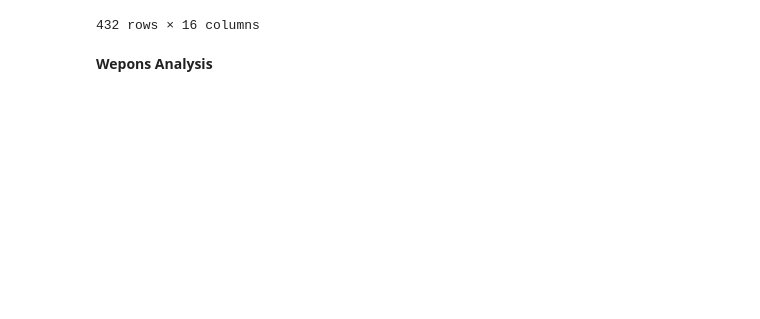
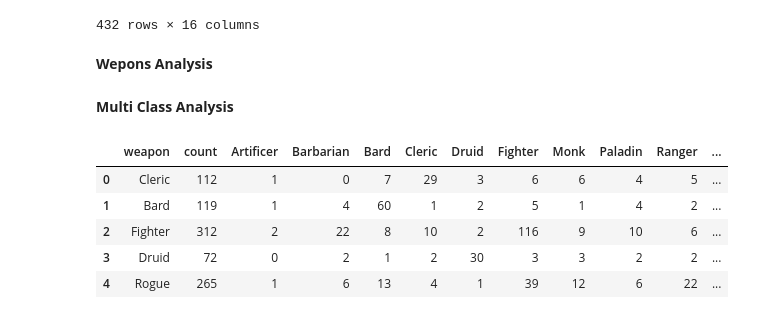
Before and after one commit to Rivow/DnD-data-Analysis, a Jupyter notebook: dnd_cleaning_data.ipynb, the cells around one changed output. Cells and saved outputs as stored; diff of their text form; code cells hidden in the pictures; blank space fills up the shorter version.

Commit message:
Added Multiclass cleaning

```diff
--- a/dnd_cleaning_data.ipynb
+++ b/dnd_cleaning_data.ipynb
@@ -311,6 +311,33 @@ final_weapon_dict = {'weapon': [s for s, _ in weapon_dict.items()], 'count': [c
 weapon_list = [f for f, _ in weapon_dict.items()]
 weapon_df = count_class(weapons, data, final_weapon_dict, weapon_list)
 weapon_df = pd.DataFrame.from_dict(weapon_df)
+# %% [markdown]
+**Multi Class Analysis**
+# %%
+MultiClass = data['justClass'].str.split('|').dropna()
+
+for index, value in MultiClass.items():
+    if len(value) == 1:
+        MultiClass.drop([index], inplace= True)
+
+MultiClass_dict = {}
+MultiClass_dict = get_count(MultiClass_dict, MultiClass)
+MultiClass_list = [s for s, _ in MultiClass_dict.items()]
+final_MultiClass_dict = {'weapon': [s for s, _ in MultiClass_dict.items()],
+                         'count': [c for _ ,c in MultiClass_dict.items()]}
+
+#Next we get the amount of times it appears in each class
+MultiClass_list = [f for f, _ in MultiClass_dict.items()]
+MultiClass_df = count_class(MultiClass, data, final_MultiClass_dict, MultiClass_list)
+MultiClass_df = pd.DataFrame.from_dict(MultiClass_df)
+MultiClass_df.head()
+# %% [output]
+|  | weapon | count | Artificer | Barbarian | Bard | Cleric | Druid | Fighter | Monk | Paladin | Ranger | ... |
+| 0 | Cleric | 112 | 1 | 0 | 7 | 29 | 3 | 6 | 6 | 4 | 5 | ... |
+| 1 | Bard | 119 | 1 | 4 | 60 | 1 | 2 | 5 | 1 | 4 | 2 | ... |
+| 2 | Fighter | 312 | 2 | 22 | 8 | 10 | 2 | 116 | 9 | 10 | 6 | ... |
+| 3 | Druid | 72 | 0 | 2 | 1 | 2 | 30 | 3 | 3 | 2 | 2 | ... |
+| 4 | Rogue | 265 | 1 | 6 | 13 | 4 | 1 | 39 | 12 | 6 | 22 | ... |
 # %%
 data.to_csv('clean_dnd_chars_unique.csv', sep='#')
 # %%
```
Also changed, not shown: parts of 1 cell of this notebook, 1 other file.
